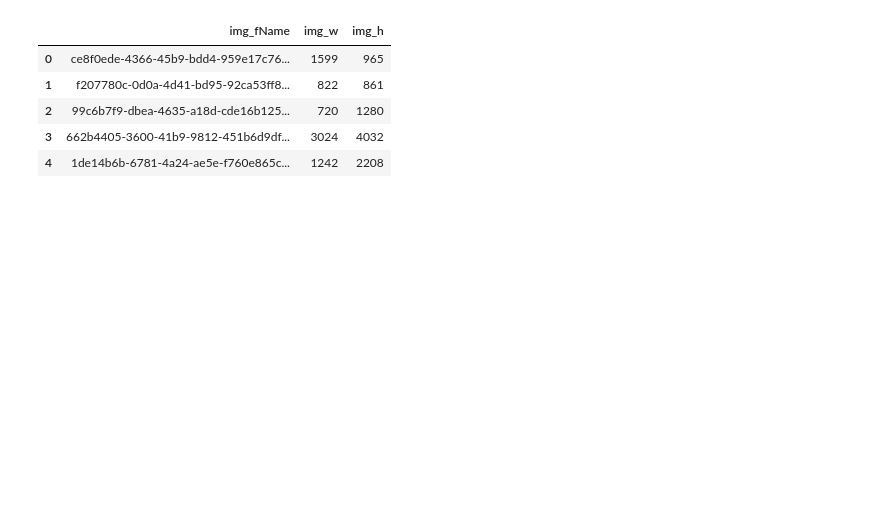
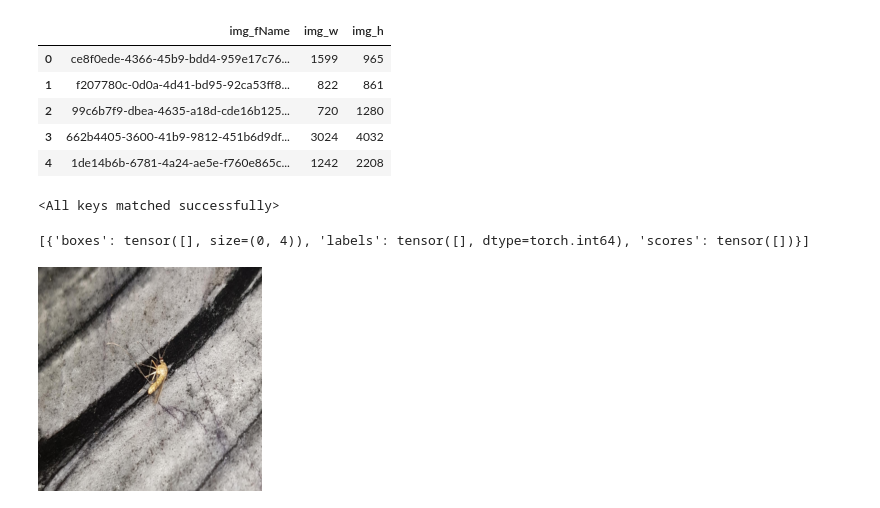
Before and after one commit to ArnolFokam/mosquito-alert-2023-challenge, a Jupyter notebook: notebooks/create_submissions.ipynb, the cells around one changed output. Saved outputs shown, nothing was run; the diff lists cells and outputs as text; code cells hidden in the pictures; blank space fills up the shorter version.

```diff
--- a/notebooks/create_submissions.ipynb
+++ b/notebooks/create_submissions.ipynb
@@ -17,0 +18,6 @@ submission_df.head()
+# %%
+from hydra import compose, initialize, core as hydra_core
+
+hydra_core.global_hydra.GlobalHydra.instance().clear()
+initialize(config_path="../exps", version_base=None)
+cfg = compose(config_name="submission")
@@ -17,0 +28,34 @@ submission_df.head()
+# %%
+import torch
+from mosquito.models import models
+
+model = models[cfg.model_name](cfg, num_classes=6)
+model.load_state_dict(torch.load(cfg.model_path, map_location=torch.device("cpu")))
+# %% [output]
+<All keys matched successfully>
+# %%
+test_images = [os.path.join(test_image_dir, x) for x in submission_df["img_fName"].values]
+# %%
+import PIL.Image
+from torchvision import transforms
+
+bboxes_preds = []
+labels_preds = []
+
+model.eval()
+
+image = PIL.Image.open(test_images[0]).convert("RGB")
+image_t = transforms.Compose([
+    transforms.Resize((cfg.input_size, cfg.input_size)),
+    transforms.ToTensor()
+])(image).unsqueeze(0)
+
+with torch.no_grad():
+    outputs = model.model(image_t)
+    print(outputs)
+
+
+PIL.Image.fromarray((image_t * 255).squeeze(0).permute(1, 2, 0).numpy().astype("uint8"))
+# %% [output]
+[{'boxes': tensor([], size=(0, 4)), 'labels': tensor([], dtype=torch.int64), 'scores': tensor([])}]
+[figure, added]
```
Also changed, not shown: parts of 5 cells of this notebook, 8 other files.
